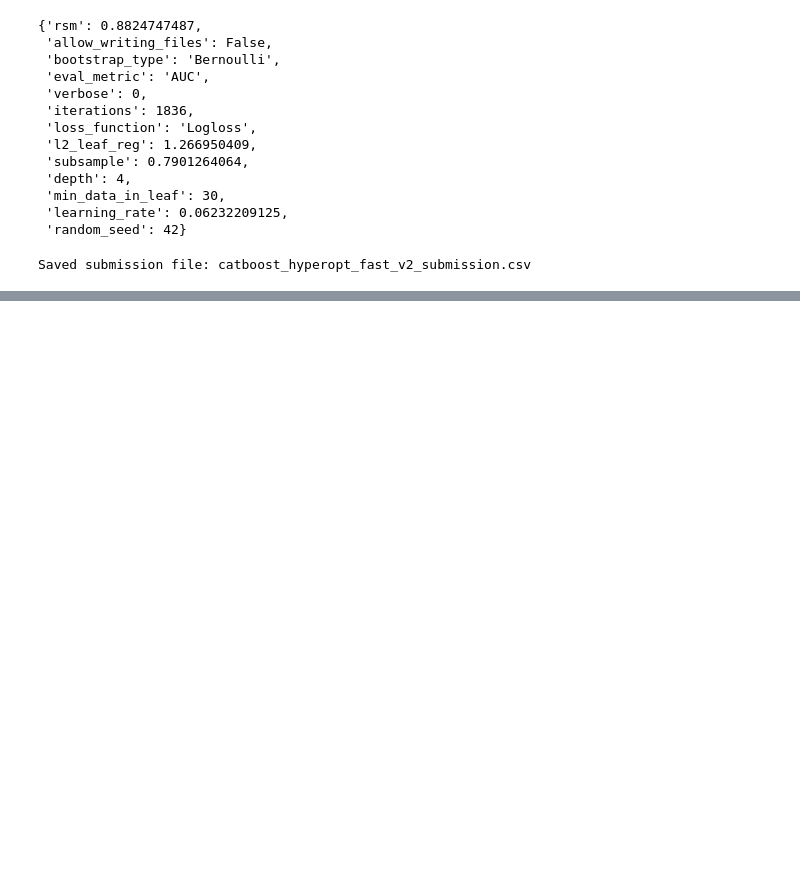
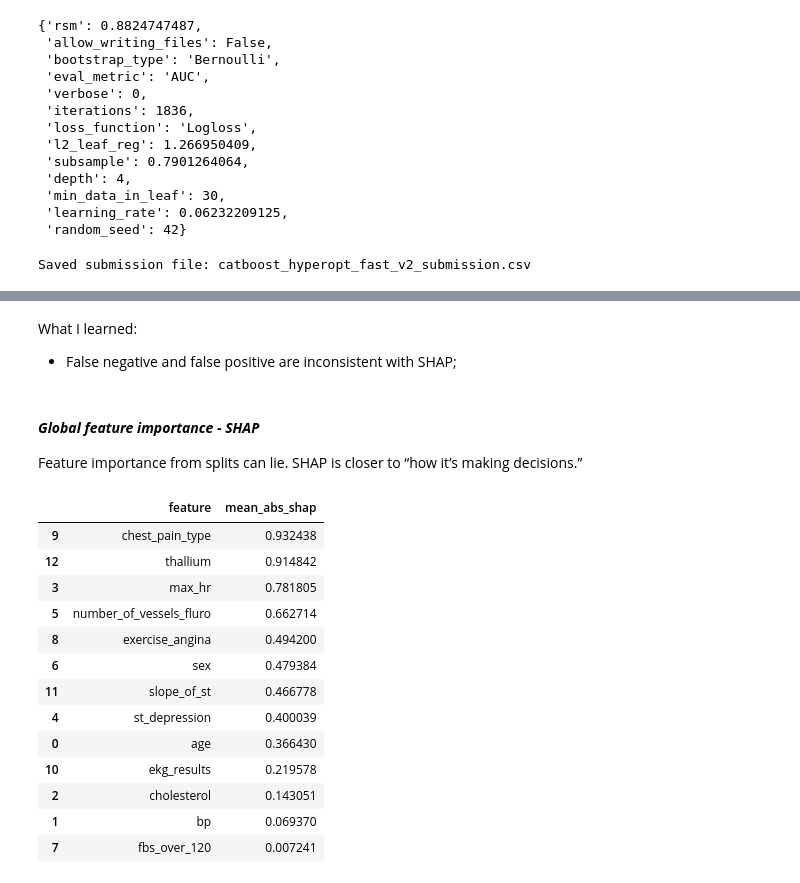
Before and after one commit to fonsecagabriella/kaggle, a Jupyter notebook: 02_predicting_heart_disease/01_experiments.ipynb, the cells around one changed output, grey strips where cells are left out. Saved outputs shown, nothing was run; the diff lists cells and outputs as text; code cells hidden in the pictures; blank space fills up the shorter version.

```diff
--- a/02_predicting_heart_disease/01_experiments.ipynb
+++ b/02_predicting_heart_disease/01_experiments.ipynb
@@ -568,0 +2041,36 @@ Saved submission file: catboost_hyperopt_fast_v2_submission.csv
+# %% [markdown]
+What I learned:
+
+- False negative and false positive are inconsistent with SHAP;
+# %% [markdown]
+#### ***Global feature importance - SHAP***
+
+Feature importance from splits can lie. SHAP is closer to “how it’s making decisions.”
+# %%
+# Fit one model on full data for interpretation
+full_pool = Pool(X, y, cat_features=cat_idx)
+m_full = CatBoostClassifier(**v4_params)
+m_full.fit(full_pool)
+
+shap_values = m_full.get_feature_importance(full_pool, type="ShapValues")
+# shap_values shape: (n_samples, n_features + 1) last column is expected value
+shap = shap_values[:, :-1]
+shap_abs_mean = np.mean(np.abs(shap), axis=0)
+
+imp = pd.DataFrame({"feature": features, "mean_abs_shap": shap_abs_mean}).sort_values("mean_abs_shap", ascending=False)
+imp.head(20)
+# %% [output]
+|  | feature | mean_abs_shap |
+| 9 | chest_pain_type | 0.932438 |
+| 12 | thallium | 0.914842 |
+| 3 | max_hr | 0.781805 |
+| 5 | number_of_vessels_fluro | 0.662714 |
+| 8 | exercise_angina | 0.494200 |
+| 6 | sex | 0.479384 |
+| 11 | slope_of_st | 0.466778 |
+| 4 | st_depression | 0.400039 |
+| 0 | age | 0.366430 |
+| 10 | ekg_results | 0.219578 |
+| 2 | cholesterol | 0.143051 |
+| 1 | bp | 0.069370 |
+| 7 | fbs_over_120 | 0.007241 |
```
Also changed, not shown: parts of 69 cells of this notebook, 8 other files.
